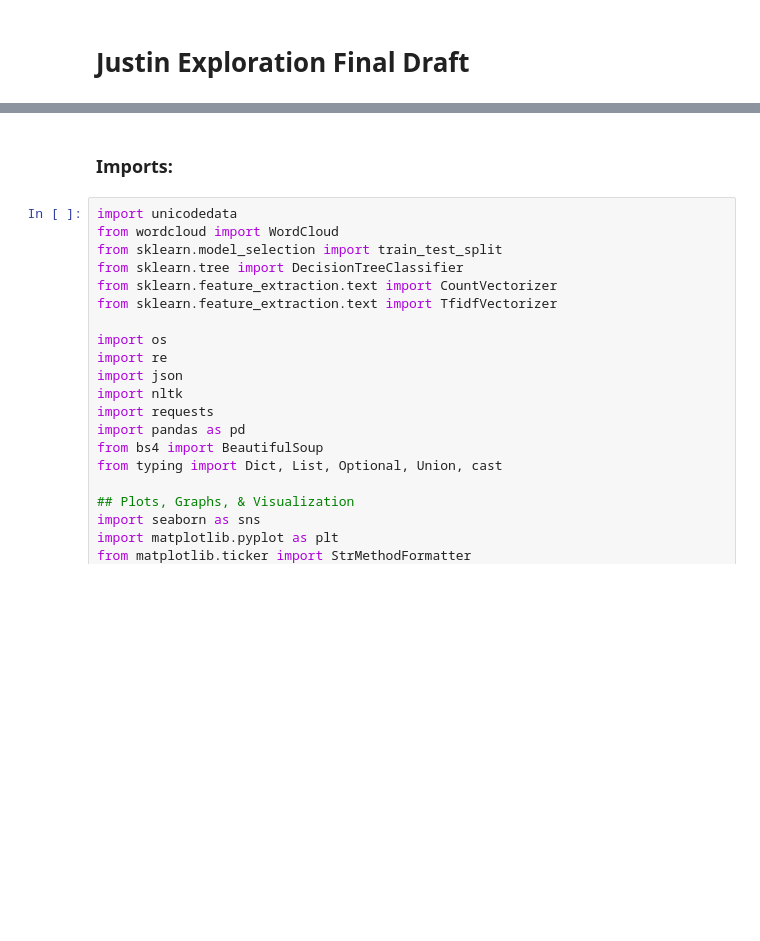
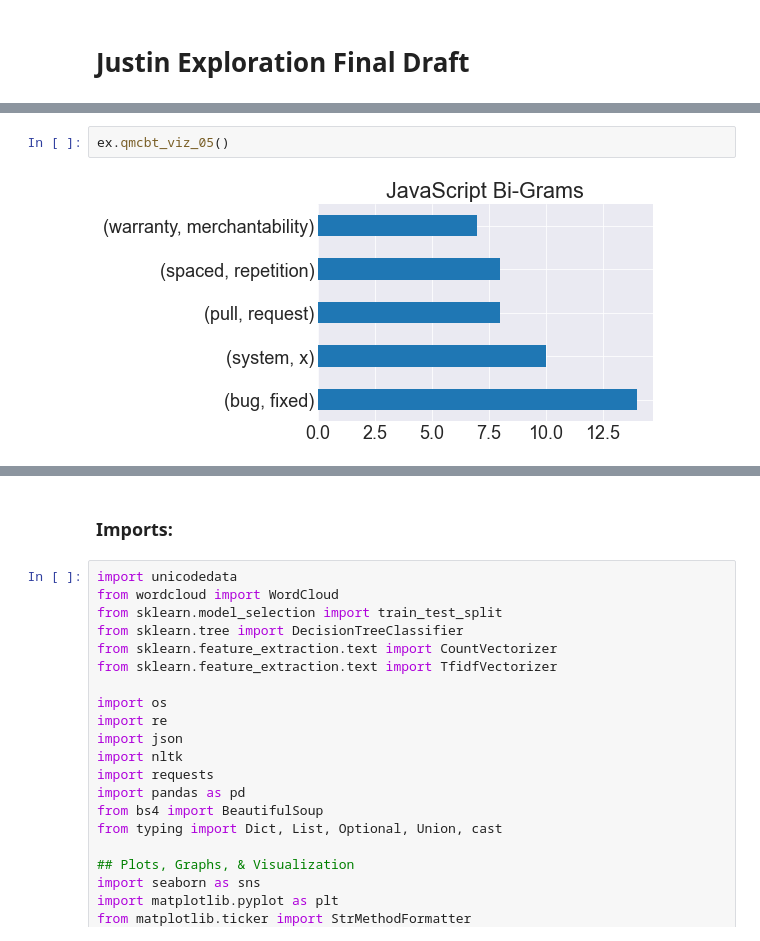
Before and after one commit to Codeup-Mirzakhani-Group1-NLP-Project/Codeup-Mirzakhani-GitHub-Scrape-NLP-Project, a Jupyter notebook: justin_docs/Justin_Explore_Final_Draft.ipynb, the cells around one changed output, grey strips where cells are left out. Drawn from its saved outputs; the diff is of its cells as text; blank space fills up the shorter version.

```diff
--- a/justin_docs/Justin_Explore_Final_Draft.ipynb
+++ b/justin_docs/Justin_Explore_Final_Draft.ipynb
@@ -2,0 +36,4 @@
+# %%
+ex.qmcbt_viz_05()
+# %% [output]
+[figure, added]
```
Also changed, not shown: parts of 37 cells of this notebook.
